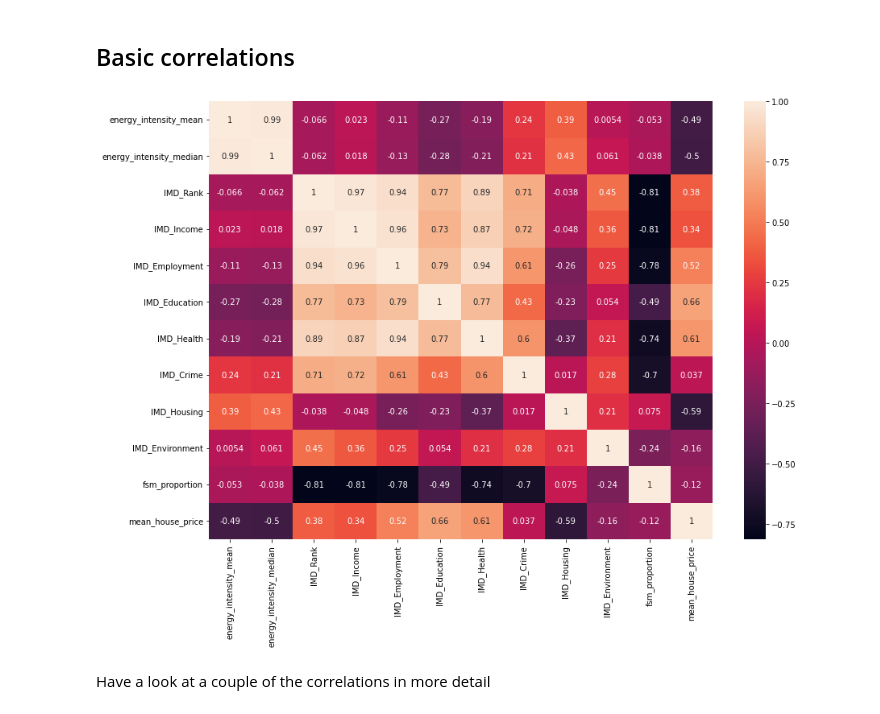
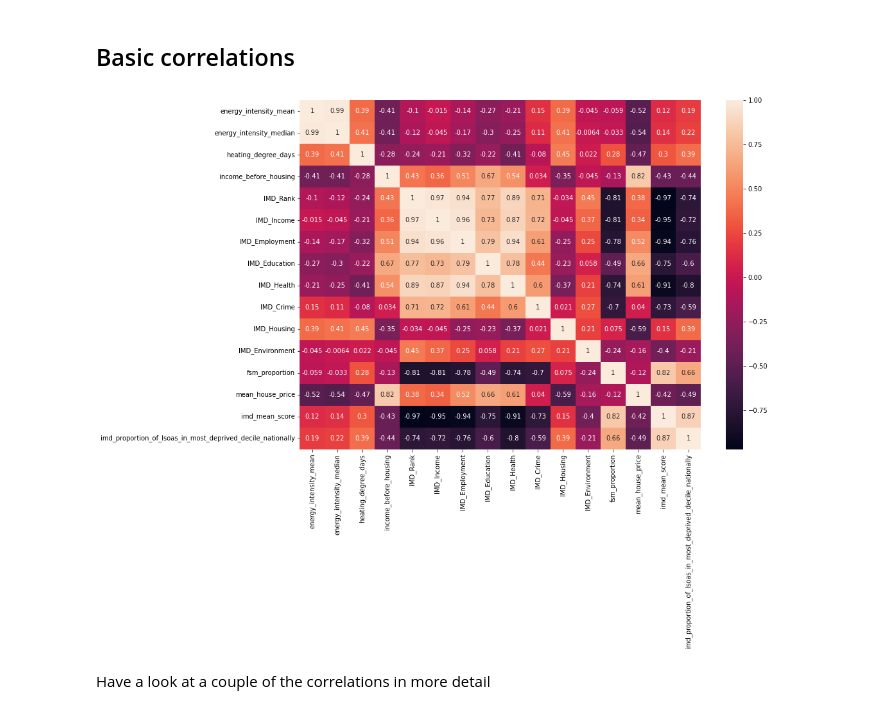
Before and after one commit to anetobradley/energy_flex, a Jupyter notebook: 02-EnergyModel/Energy_Intensity_Analysis/energy_intensity_analysis.ipynb, the cells around one changed output. Drawn from its saved outputs; the diff is of its cells as text; code cells hidden in the pictures.

Commit message:
fixed duplicate LADs and added heating degree and income to correlations

```diff
--- a/02-EnergyModel/Energy_Intensity_Analysis/energy_intensity_analysis.ipynb
+++ b/02-EnergyModel/Energy_Intensity_Analysis/energy_intensity_analysis.ipynb
@@ -29,14 +29,20 @@ energy_intensity = energy_intensity.set_index("local_authority", drop=True)
 # not a proper np.nan value.
 energy_intensity = energy_intensity.loc[energy_intensity['energy_intensity_mean']!='NA']
 
+# Drop duplicates (not sure why they are here)
+count = len(energy_intensity)
+energy_intensity = energy_intensity.drop_duplicates()
+print(f"Removed {count-len(energy_intensity)} duplicate areas ({count} -> {len(energy_intensity)})")
+
 # For some reason need to set the numeric columns to be floats
 for col in ['energy_intensity_1stQ', 'energy_intensity_mean',
-       'energy_intensity_median', 'energy_intensity_3rdQ',
-       'energy_intensity_sd', 'energy_intensity_national_mean',
-       'mean_annual_income', 'top_rated_wall_insulation', 'secondary_heating',
-       'social_rental', 'private_rental', 'standard_energy_tariff',
-       'imd_mean_score',
-       'imd_proportion_of_lsoas_in_most_deprived_decile_nationally']:
+            'energy_intensity_median', 'energy_intensity_3rdQ',
+            'energy_intensity_sd', 'energy_intensity_national_mean',
+            'mean_annual_income', 'top_rated_wall_insulation', 'secondary_heating',
+            'social_rental', 'private_rental', 'standard_energy_tariff',
+            'imd_mean_score',
+            'imd_proportion_of_lsoas_in_most_deprived_decile_nationally',
+            'heating_degree_days','income_before_housing']:
     # If there are NAs these need to be converted to a proper NA, not a string "NA",
     # otherwise astype() fails
     if (energy_intensity[col]=="NA").any():
@@ -46,5 +52,9 @@ for col in ['energy_intensity_1stQ', 'energy_intensity_mean',
 # Make it British National Grid
 energy_intensity = energy_intensity.to_crs("EPSG:27700")
 
-energy_intensity.plot(column="energy_intensity_mean", cmap='OrRd', edgecolor='k', linewidth=0.5, legend=True)
+# Tidy up
+del count
+
+# Plot the energy intensity
+energy_intensity.plot(column="energy_intensity_mean", cmap='OrRd', edgecolor='k', linewidth=0.3, legend=True)
 # %% [output]
@@ -128,14 +139,18 @@ Merge to the energy data
 # %%
 # Merge to the energy data. Need to reset and then set index otherwise we lose the lsoa code
 energy_intensity = energy_intensity.reset_index().merge(house_price_lad[['Local authorities', 'March 2020']],
-                                how="left", left_on="authority_name", right_on="Local authorities",
-                                validate="1:1").set_index("local_authority")
+                                how="left", left_on="authority_name", right_on="Local authorities", validate="1:1"
+                                ).set_index("local_authority")
 
 # Sanity check the join (not currently because some areas do not join. Leaving for now)
 if energy_intensity['March 2020'].isna().any():
     # Some didn't join
     fail = energy_intensity.loc[energy_intensity['March 2020'].isna()]
-    print(f"Warning {len(fail)} LADs didn't join")
+    print(f"Warning {len(fail)}/{len(energy_intensity)} LADs didn't join.\nThey are: {fail.authority_name.values}")
+    #fail.plot()
+else:
+    print("Join successful, no misses")
+
 
 energy_intensity['Local authorities'] = None
 energy_intensity = energy_intensity.rename(columns={"March 2020": "mean_house_price"})
@@ -287,13 +308,14 @@ https://www.gov.uk/government/statistics/sub-regional-fuel-poverty-data-2021
 ## Basic correlations
 # %%
 fig, ax = plt.subplots(figsize=(14,10))
-cols = ['energy_intensity_mean', 'energy_intensity_median', 'IMD_Rank', 'IMD_Income', 'IMD_Employment',
+cols = ['energy_intensity_mean', 'energy_intensity_median', 'heating_degree_days', 'income_before_housing',
+        'IMD_Rank', 'IMD_Income', 'IMD_Employment',
         'IMD_Education', 'IMD_Health', 'IMD_Crime', 'IMD_Housing', 'IMD_Environment',
-        'fsm_proportion', 'mean_house_price']
+        'fsm_proportion', 'mean_house_price', 'imd_mean_score', 'imd_proportion_of_lsoas_in_most_deprived_decile_nationally']
 sns.heatmap(energy_intensity[cols].corr(), annot=True, ax=ax)
 del cols
 # %% [output]
-[figure, old version]
+[figure, new version]
 # %% [markdown]
 Have a look at a couple of the correlations in more detail
 # %%
```
Also changed, not shown: parts of 9 cells of this notebook.
